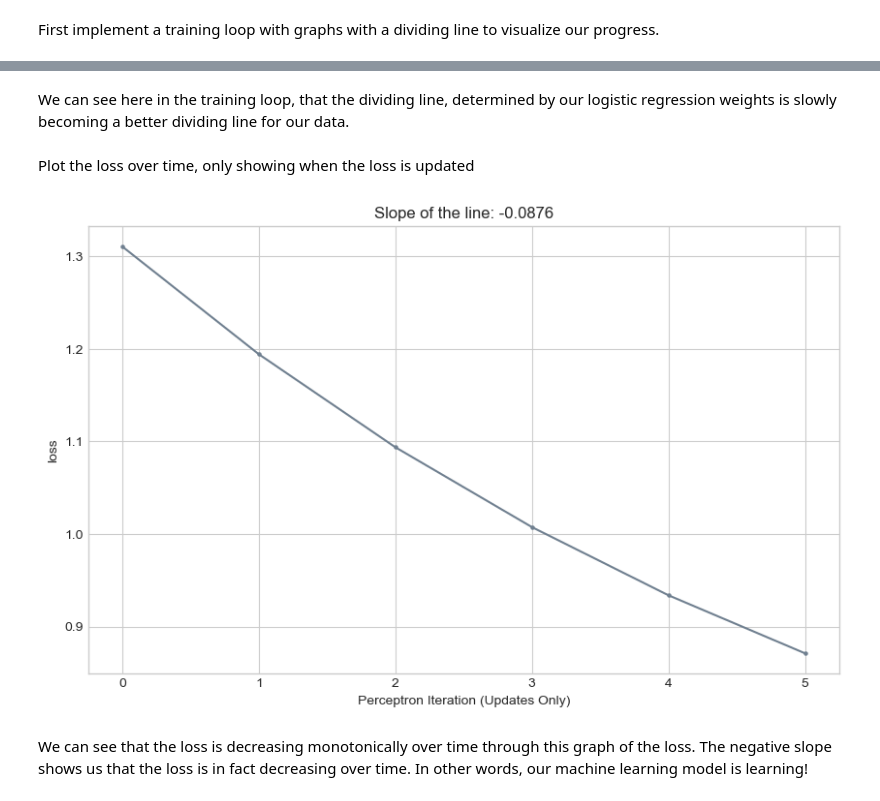
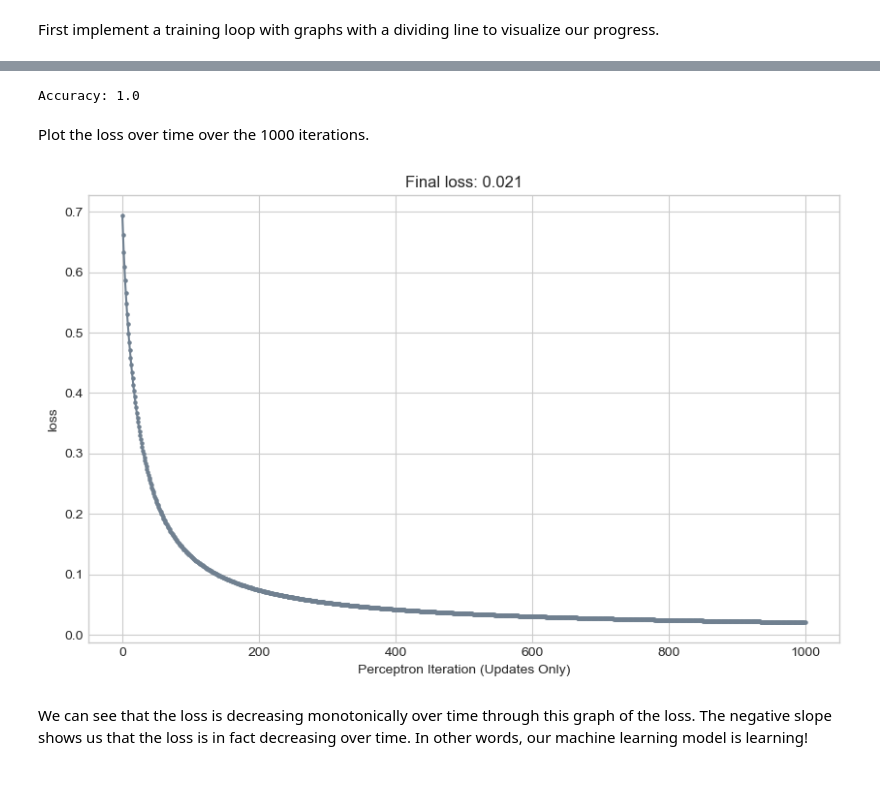
Before and after one commit to lfschweitzer/lfschweitzer.github.io, a Jupyter notebook: posts/post5/homework5.ipynb, the cells around one changed output, grey strips where cells are left out. Cells and saved outputs as stored; diff of their text form; code cells hidden in the pictures.

```diff
--- a/posts/post5/homework5.ipynb
+++ b/posts/post5/homework5.ipynb
@@ -20,12 +20,10 @@ import torch
 def classification_data(n_points = 300, noise = 0.2, p_dims = 2):
 
     y = torch.arange(n_points) >= int(n_points/2)
+    y = 1.0*y
     X = y[:, None] + torch.normal(0.0, noise, size = (n_points,p_dims))
     X = torch.cat((X, torch.ones((X.shape[0], 1))), 1)
 
-    # convert y from {0, 1} to {-1, 1}
-    y = 2*y - 1
-
     return X, y
 # %% [markdown]
 Plot the data
@@ -126,29 +73,52 @@ IndexError: index 6 is out of bounds for axis 0 with size 6
-# %% [markdown]
-We can see here in the training loop, that the dividing line, determined by our logistic regression weights is slowly becoming a better dividing line for our data.
+# %%
+# initialize a Logistic Regression
+LR = LogisticRegression()
+opt = GradientDescentOptimizer(LR)
+
+# initialize for main loop
+loss_vec = []
+
+for index in range(1000):
+
+    # for vanilla gradient descent, alpha must be sufficiently small and beta must be 0
+    opt.step(X, y, alpha = 0.3, beta = 0)
+    loss = LR.loss(X, y).item()
+    loss_vec.append(loss)
+# %%
+def find_accuracy(X, y):
+
+    predictions = LR.predict(X)
+    correct_preds = (predictions == y).float()
+    accuracy = torch.mean(correct_preds)
+
+    print(f"Accuracy: {accuracy.item()}")
+
+find_accuracy(X, y)
+# %% [output]
+Accuracy: 1.0
 # %% [markdown]
-Plot the loss over time, only showing when the loss is updated
+Plot the loss over time over the 1000 iterations.
 # %%
 import numpy as np
 
 def plot_loss(loss):
     plt.style.use('seaborn-v0_8-whitegrid')
     plt.figure(figsize=(10, 6))
 
 
     plt.plot(loss, color = "slategrey")
     plt.scatter(torch.arange(len(loss)), loss, color = "slategrey", s=5)
     plt.gca().set(xlabel = "Perceptron Iteration (Updates Only)", ylabel = "loss")
 
     # Calculate the slope of the line
     x = np.arange(len(loss))
-    slope, _ = np.polyfit(x, loss, 1)
 
     # Add the slope to the title
-    plt.title(f"Slope of the line: {slope:.4f}")
+    plt.title(f"Final loss: {loss[len(loss)-1]:.3f}")
 
 plot_loss(loss_vec)
 # %% [output]
-[figure, old version]
+[figure, new version]
 # %% [markdown]
 We can see that the loss is decreasing monotonically over time through this graph of the loss. The negative slope shows us that the loss is in fact decreasing over time. In other words, our machine learning model is learning!
 # %% [markdown]
```
Also changed, not shown: parts of 25 cells of this notebook, 1 other file.
